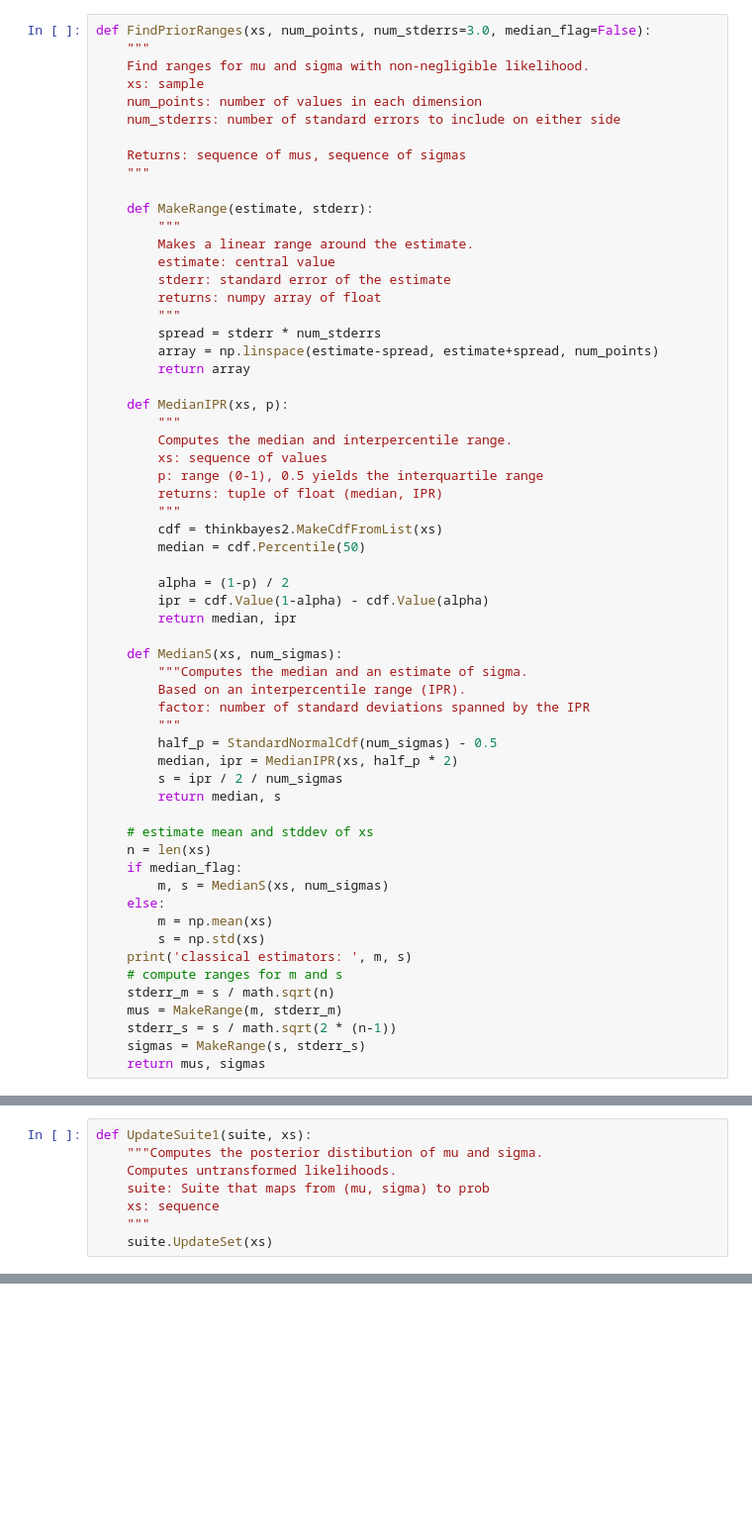
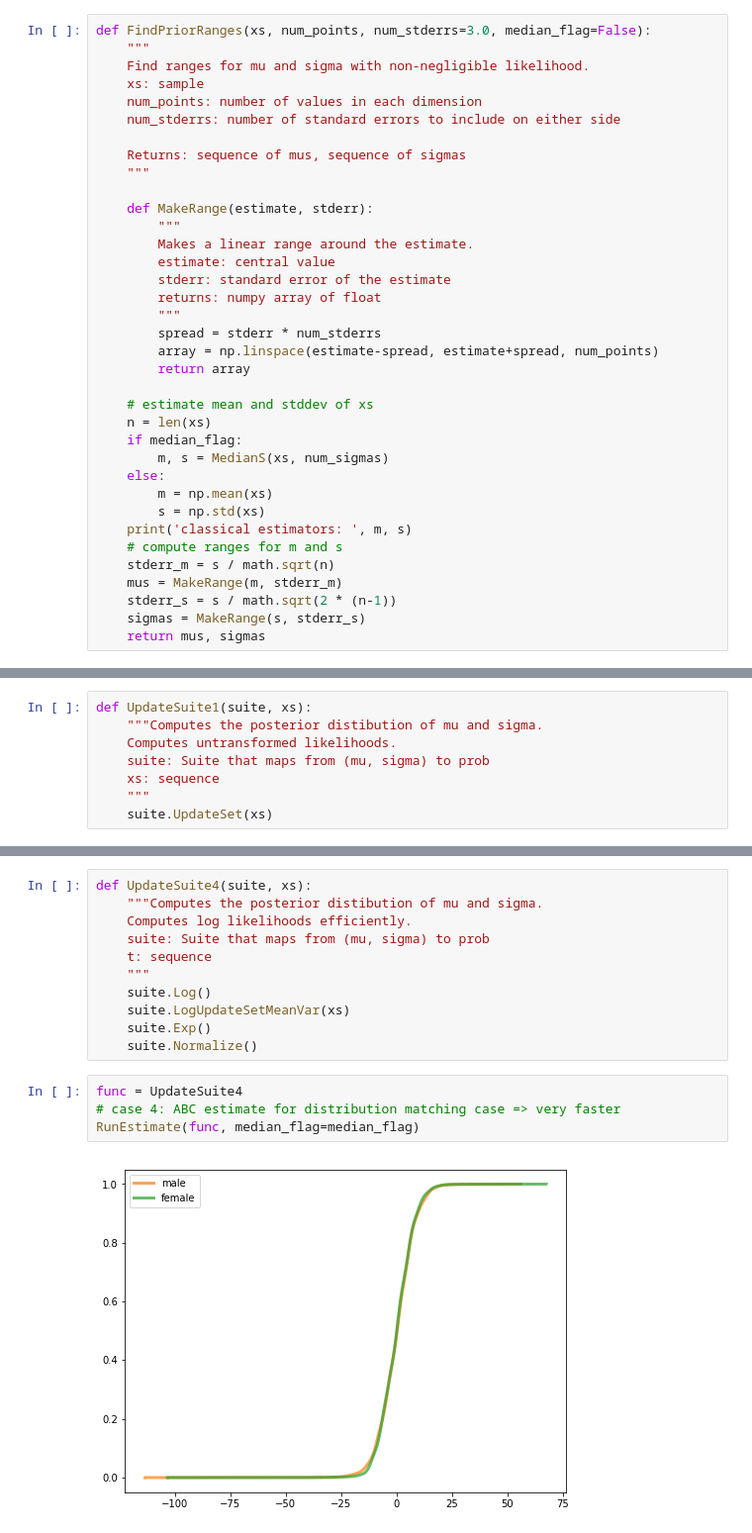
Before and after one commit to llv22/thinkbayes, a Jupyter notebook: chapter10/chapter10_statistic.ipynb, the cells around one changed output, grey strips where cells are left out. Shown at 99% size. Drawn from its saved outputs; the diff is of its cells as text; blank space fills up the shorter version.

```diff
--- a/chapter10/chapter10_statistic.ipynb
+++ b/chapter10/chapter10_statistic.ipynb
@@ -96,30 +227,6 @@ def FindPriorRanges(xs, num_points, num_stderrs=3.0, median_flag=False):
         array = np.linspace(estimate-spread, estimate+spread, num_points)
         return array
 
-    def MedianIPR(xs, p):
-        """
-        Computes the median and interpercentile range.
-        xs: sequence of values
-        p: range (0-1), 0.5 yields the interquartile range
-        returns: tuple of float (median, IPR)
-        """
-        cdf = thinkbayes2.MakeCdfFromList(xs)
-        median = cdf.Percentile(50)
-
-        alpha = (1-p) / 2
-        ipr = cdf.Value(1-alpha) - cdf.Value(alpha)
-        return median, ipr
-
-    def MedianS(xs, num_sigmas):
-        """Computes the median and an estimate of sigma.
-        Based on an interpercentile range (IPR).
-        factor: number of standard deviations spanned by the IPR
-        """
-        half_p = StandardNormalCdf(num_sigmas) - 0.5
-        median, ipr = MedianIPR(xs, half_p * 2)
-        s = ipr / 2 / num_sigmas
-        return median, s
-
     # estimate mean and stddev of xs
     n = len(xs)
     if median_flag:
@@ -262,0 +416,17 @@ classical estimators:  178.06190657513923 7.831612618434213
+# %%
+def UpdateSuite4(suite, xs):
+    """Computes the posterior distibution of mu and sigma.
+    Computes log likelihoods efficiently.
+    suite: Suite that maps from (mu, sigma) to prob
+    t: sequence
+    """
+    suite.Log()
+    suite.LogUpdateSetMeanVar(xs)
+    suite.Exp()
+    suite.Normalize()
+# %%
+func = UpdateSuite4
+# case 4: ABC estimate for distribution matching case => very faster
+RunEstimate(func, median_flag=median_flag)
+# %% [output]
+[figure, added]
```
Also changed, not shown: parts of 15 cells of this notebook.
